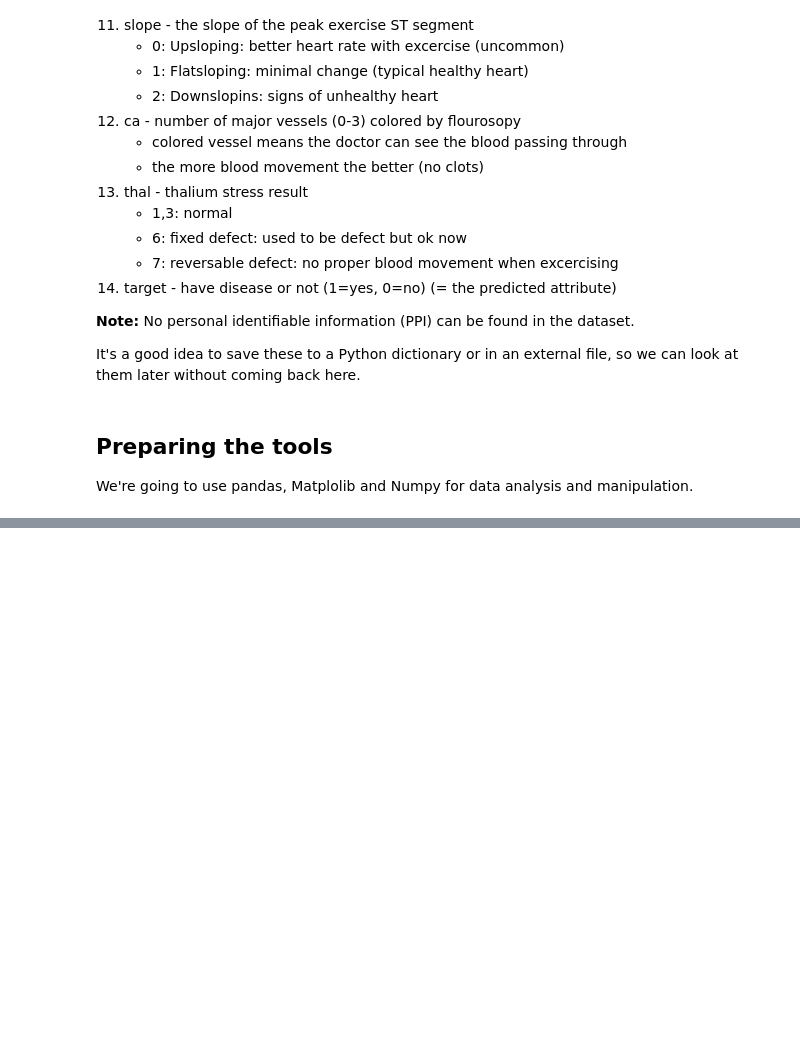
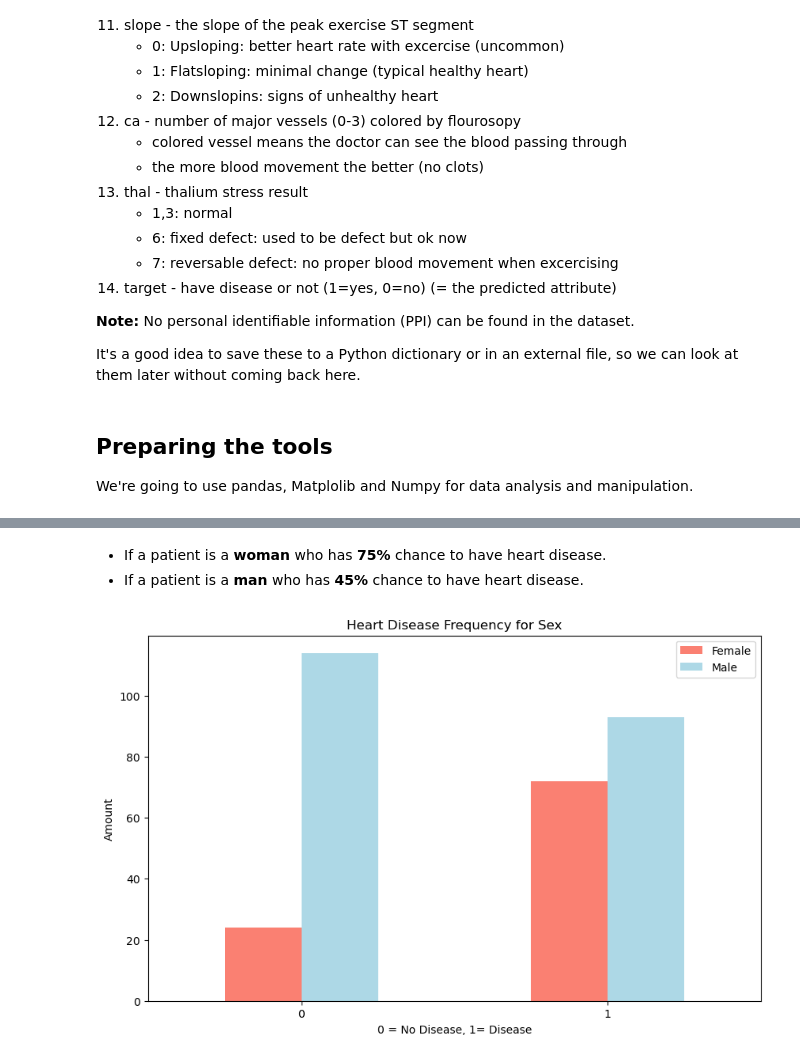
Before and after one commit to PhuongTa/ml-course, a Jupyter notebook: heart-disease-project/heart-disease-classification.ipynb, the cells around one changed output, grey strips where cells are left out. Cells and saved outputs as stored; diff of their text form; code cells hidden in the pictures; blank space fills up the shorter version.

```diff
--- a/heart-disease-project/heart-disease-classification.ipynb
+++ b/heart-disease-project/heart-disease-classification.ipynb
@@ -117,0 +229,13 @@ np.__version__
+# %% [markdown]
+* If a patient is a **woman** who has **75%** chance to have heart disease.
+* If a patient is a **man** who has **45%** chance to have heart disease.
+# %%
+# Create a plot of crosstab
+pd.crosstab(df.target, df.sex).plot(kind="bar", figsize=(10,6), color=["salmon","lightblue"])
+plt.title("Heart Disease Frequency for Sex")
+plt.xlabel("0 = No Disease, 1= Disease")
+plt.ylabel("Amount")
+plt.legend(["Female","Male"])
+plt.xticks(rotation=0);
+# %% [output]
+[figure, added]
```
Also changed, not shown: parts of 36 cells of this notebook.
